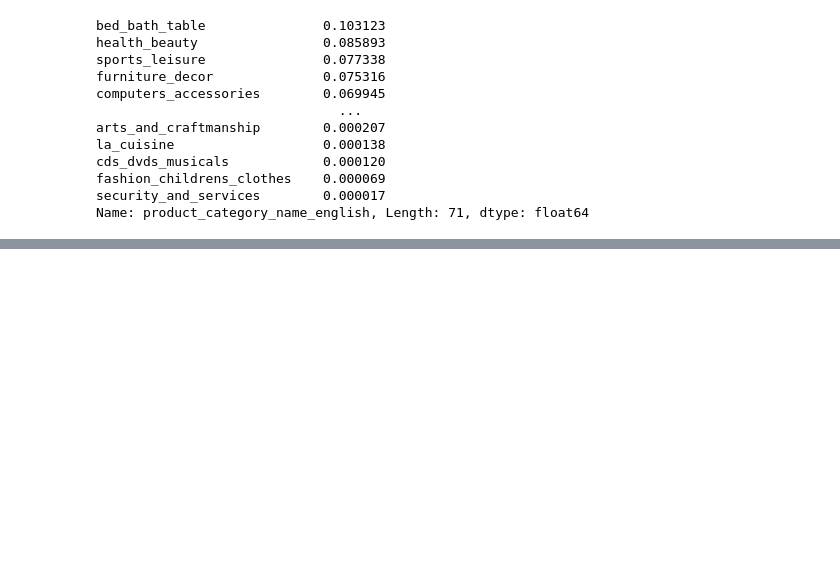
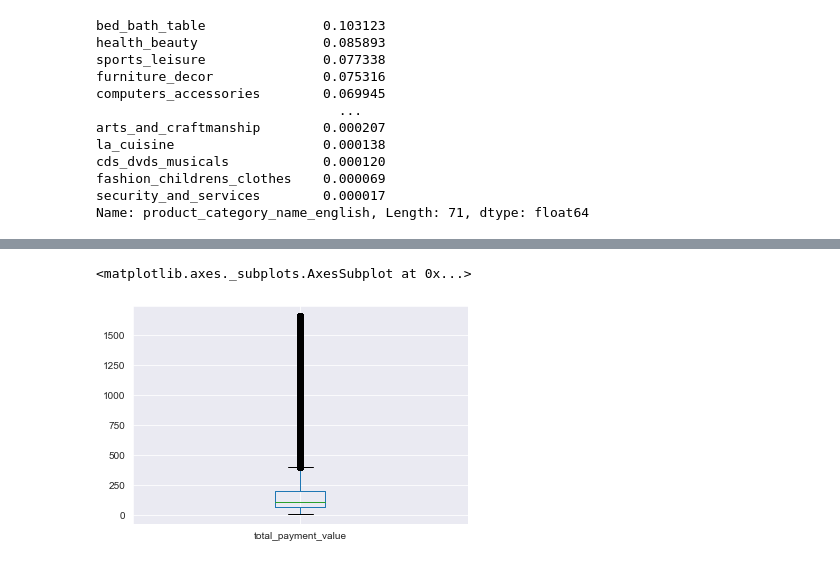
Before and after one commit to maurigarcia88/DiploDataScienceG7, a Jupyter notebook: Mauri/TP3/m3.ipynb, the cells around one changed output, grey strips where cells are left out. Drawn from its saved outputs; the diff is of its cells as text; code cells hidden in the pictures; blank space fills up the shorter version.

Commit message:
Agrego columnas al dataset y limpio outliers

```diff
--- a/Mauri/TP3/m3.ipynb
+++ b/Mauri/TP3/m3.ipynb
@@ -74,0 +102,18 @@ Name: product_category_name_english, Length: 71, dtype: float64
+# %%
+#mean_order_delivery_time
+new_df['mean_order_delivery_time'] = df.groupby('customer_id')['order_delivery_time'].apply(lambda x:x.mode()[0])
+new_df['mean_order_delivery_time'] = pd.to_timedelta(new_df['mean_order_delivery_time'],unit='S')
+new_df['mean_order_delivery_days'] = new_df['mean_order_delivery_time'].dt.days
+new_df['mean_order_delivery_hour_minute'] = new_df['mean_order_delivery_time'].dt.components.hours + new_df['mean_order_delivery_time'].dt.components.minutes
+# %%
+#mean_order_accuracy_time
+new_df['mean_order_accuracy_time'] = df.groupby('customer_id')['order_accuracy_time'].apply(lambda x:x.mode()[0])
+new_df['mean_order_accuracy_time'] = pd.to_timedelta(new_df['mean_order_accuracy_time'],unit='S')
+new_df['mean_order_accuracy_days'] = new_df['mean_order_accuracy_time'].dt.days
+new_df['mean_order_accuracy_hour_minute'] = new_df['mean_order_accuracy_time'].dt.components.hours + new_df['mean_order_accuracy_time'].dt.components.minutes
+# %%
+#mean_order_approved_time'
+new_df['mean_order_approved_time'] = df.groupby('customer_id')['order_approved_time'].apply(lambda x:x.mode()[0])
+new_df['mean_order_approved_time'] = pd.to_timedelta(new_df['mean_order_approved_time'],unit='S')
+new_df['mean_order_approved_days'] = new_df['mean_order_approved_time'].dt.days
+new_df['mean_order_approved_hour_minute'] = new_df['mean_order_approved_time'].dt.components.hours + new_df['mean_order_approved_time'].dt.components.minutes
@@ -74,0 +133,2 @@ Name: product_category_name_english, Length: 71, dtype: float64
+# %%
+new_df.drop(['mean_order_process_time','mean_order_delivery_time','mean_order_accuracy_time', 'mean_order_approved_time'], axis='columns', inplace=True)
@@ -74,0 +149,6 @@ Name: product_category_name_english, Length: 71, dtype: float64
+# %%
+new_df.loc[new_df['total_payment_value']>new_df['total_payment_value'].quantile(0.99),'total_payment_value'] = new_df['total_payment_value'].quantile(0.99)
+new_df.boxplot(['total_payment_value'])
+# %% [output]
+<matplotlib.axes._subplots.AxesSubplot at 0x...>
+[figure, added]
```
Also changed, not shown: parts of 16 cells of this notebook, 1 other file.
